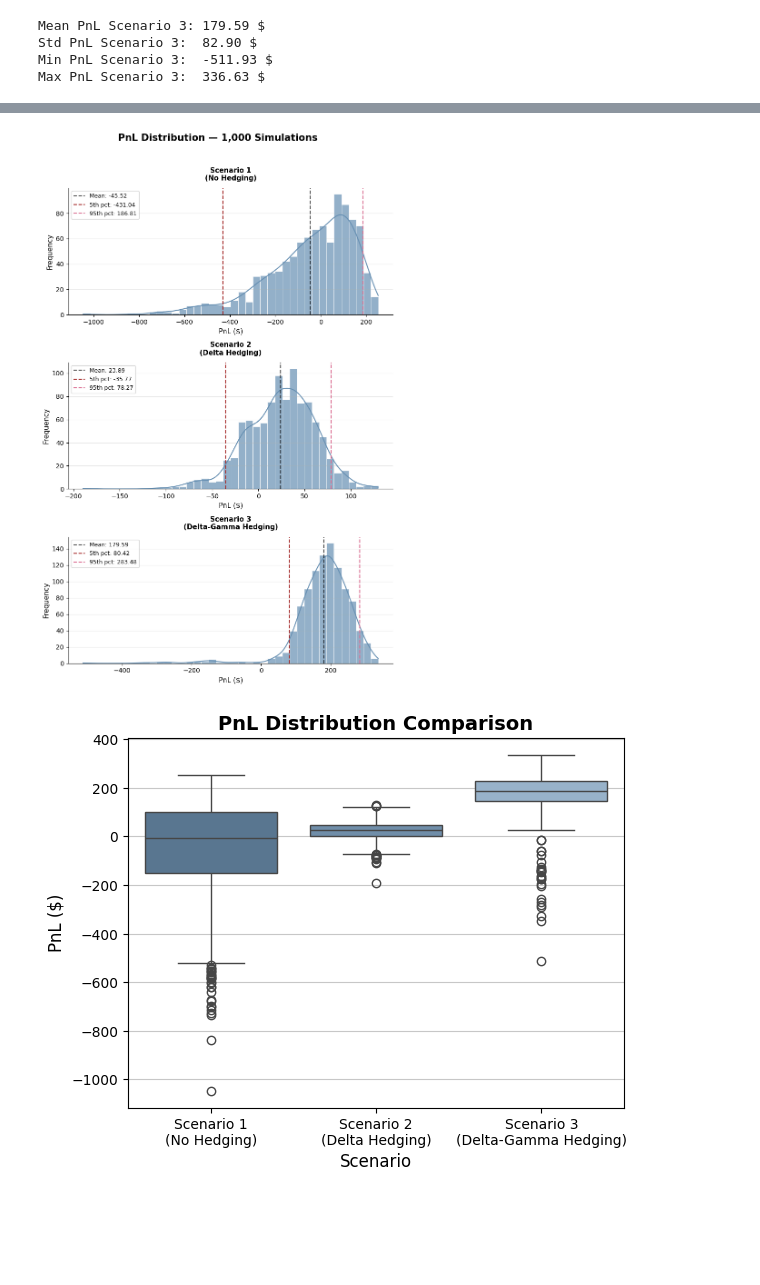
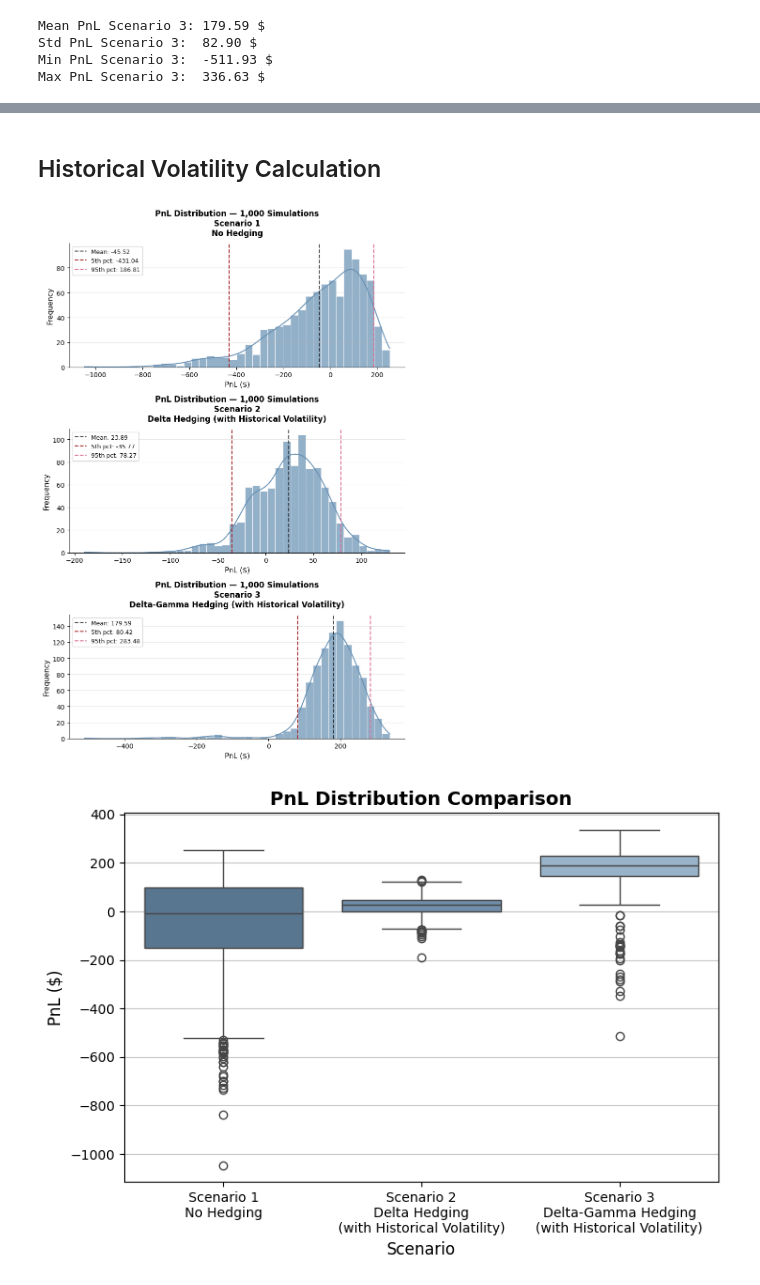
Before and after one commit to AnaSofiaHinojosa/GreekHedging, a Jupyter notebook: proyecto.ipynb, the cells around one changed output, grey strips where cells are left out. Drawn from its saved outputs; the diff is of its cells as text; code cells hidden in the pictures; blank space fills up the shorter version.

```diff
--- a/proyecto.ipynb
+++ b/proyecto.ipynb
@@ -260,0 +534,40 @@ Max PnL Scenario 2:  129.44 $
+# %%
+total_pnl_scenario2_iv = []
+
+for path in paths_implied:
+    simulated_prices = path[1:]
+    St = path[-1]
+    df_delta_sim_iv = pd.DataFrame({'Strike': strikes})
+
+    for i, row in prices_df.iterrows():
+        col_name = row['Date'].date().strftime('%m-%d')
+        date_str = row['Date'].strftime('%Y-%m-%d')
+        S_sim = simulated_prices[i]
+
+        df_delta_sim_iv[col_name] = df_delta_sim_iv['Strike'].apply(
+            lambda K: Calculations(
+                S=S_sim, K=K, T=row['T_Years'],
+                r=row['R_Cont'], sigma=df_combined.loc[K, date_str]
+            ).delta()
+        )
+
+    total_delta_sim_iv = df_delta_sim_iv.drop(columns=['Strike']).sum()
+    delta_diff_sim_iv = total_delta_sim_iv.diff().fillna(total_delta_sim_iv.iloc[0])
+    delta_times_s_sim_iv = delta_diff_sim_iv * simulated_prices
+    commission_sim_iv = abs(0.005 * delta_times_s_sim_iv)
+    total_gain_loss_sim_iv = (delta_times_s_sim_iv + commission_sim_iv).cumsum()
+    buy_sim_iv = total_gain_loss_sim_iv.iloc[-1]
+
+    option_exercised_sim_iv = [1 if St > K else 0 for K in strikes]
+    sell_sim_iv = sum(K * ex for K, ex in zip(strikes, option_exercised_sim_iv))
+    total_premiums_sim_iv = sum(last_prices) * np.exp(
+        prices_df['R_Cont'].iloc[0] * prices_df['T_Years'].iloc[0]
+    )
+    pnl = -buy_sim_iv + sell_sim_iv + total_premiums_sim_iv
+    total_pnl_scenario2_iv.append(pnl)
+
+total_pnl_scenario2_iv = np.array(total_pnl_scenario2_iv)
+print(f"Mean PnL Scenario 2 (IV): {total_pnl_scenario2_iv.mean():.2f} $")
+print(f"Std  PnL Scenario 2 (IV): {total_pnl_scenario2_iv.std():.2f} $")
+print(f"Min  PnL Scenario 2 (IV): {total_pnl_scenario2_iv.min():.2f} $")
+print(f"Max  PnL Scenario 2 (IV): {total_pnl_scenario2_iv.max():.2f} $")
@@ -266,7 +586,7 @@ threshold_1 = 0.1
 threshold_2 = 0.08
 added_subs = 0.1
 
-for path in paths:
+for path in paths_historical:
     simulated_prices = path[1:]
     St = path[-1]
 
@@ -330,10 +717,12 @@ Max PnL Scenario 3:  336.63 $
+# %% [markdown]
+## Historical Volatility Calculation
 # %%
 fig, axes = plt.subplots(3, 1, figsize=(8, 12))
 
 scenarios = [
-    (total_pnl_scenario1, 'Scenario 1\n(No Hedging)', '#668fb2'),
-    (total_pnl_scenario2, 'Scenario 2\n(Delta Hedging)', '#668fb2'),
-    (total_pnl_scenario3, 'Scenario 3\n(Delta-Gamma Hedging)', '#668fb2')
+    (total_pnl_scenario1, 'Scenario 1\nNo Hedging', '#668fb2'),
+    (total_pnl_scenario2, 'Scenario 2\nDelta Hedging (with Historical Volatility)', '#668fb2'),
+    (total_pnl_scenario3, 'Scenario 3\nDelta-Gamma Hedging (with Historical Volatility)', '#668fb2')
 ]
 
 for ax, (data, title, color) in zip(axes, scenarios):
@@ -341,28 +730,28 @@ for ax, (data, title, color) in zip(axes, scenarios):
     ax.axvline(data.mean(), color='black', linestyle='--', alpha=0.7, linewidth=1.5, label=f'Mean: {data.mean():,.2f}')
     ax.axvline(np.percentile(data, 5), color='brown', linestyle='--', linewidth=1.5, label=f'5th pct: {np.percentile(data, 5):,.2f}')
     ax.axvline(np.percentile(data, 95), color='palevioletred', linestyle='--', linewidth=1.5, label=f'95th pct: {np.percentile(data, 95):,.2f}')
-    ax.set_title(title, fontsize=11, fontweight='bold', pad=12)
+    ax.set_title(f'PnL Distribution — 1,000 Simulations\n{title}', fontsize=12, fontweight='bold', pad=12)
     ax.set_xlabel('PnL ($)', fontsize=11)
     ax.set_ylabel('Frequency', fontsize=11)
     ax.legend(fontsize=9, loc='upper left')
     ax.grid(axis='y', alpha=0.3)
     sns.despine(ax=ax)
 
-fig.suptitle('PnL Distribution — 1,000 Simulations', fontsize=15, fontweight='bold', y=1.02)
 plt.tight_layout()
 plt.show()
 # %% [output]
-[figure, old version]
+[figure, new version]
 # %%
+plt.figure(figsize=(8, 5))
 sns.boxplot(data=[total_pnl_scenario1, total_pnl_scenario2, total_pnl_scenario3], palette=['#507699', '#668fb2', '#90B2D1'])
 plt.grid(axis='y', alpha=0.7)
 plt.title('PnL Distribution Comparison', fontsize=14, fontweight='bold')
 plt.xlabel('Scenario', fontsize=12)
 plt.ylabel('PnL ($)', fontsize=12)
-plt.xticks([0, 1, 2], ['Scenario 1\n(No Hedging)', 'Scenario 2\n(Delta Hedging)', 'Scenario 3\n(Delta-Gamma Hedging)'])
+plt.xticks([0, 1, 2], ['Scenario 1\nNo Hedging', 'Scenario 2\nDelta Hedging\n(with Historical Volatility)', 'Scenario 3\nDelta-Gamma Hedging\n(with Historical Volatility)'])
 plt.show()
 # %% [output]
-[figure, old version]
+[figure, new version]
 # %%
 actual_pnls = [total_scenario_1, total_scenario_2, total_scenario_3]
 mean_pnls = [total_pnl_scenario1.mean(), total_pnl_scenario2.mean(), total_pnl_scenario3.mean()]
```
Also changed, not shown: parts of 30 cells of this notebook.
